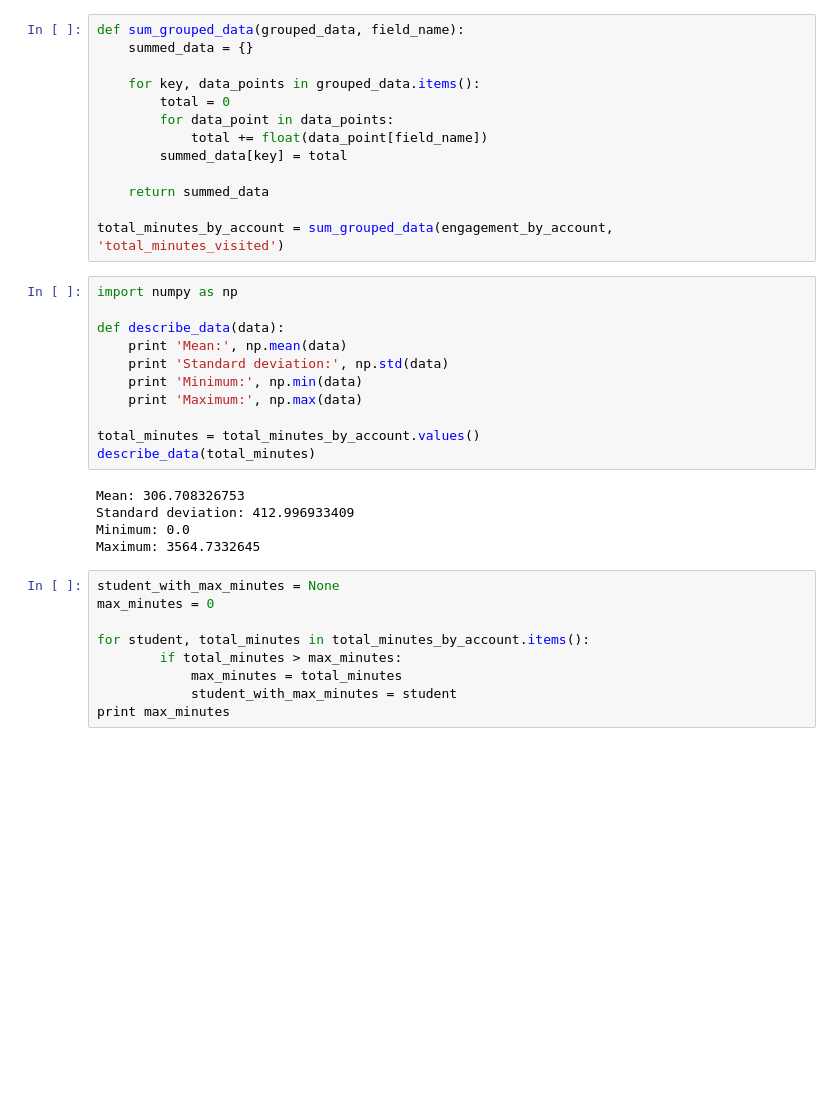
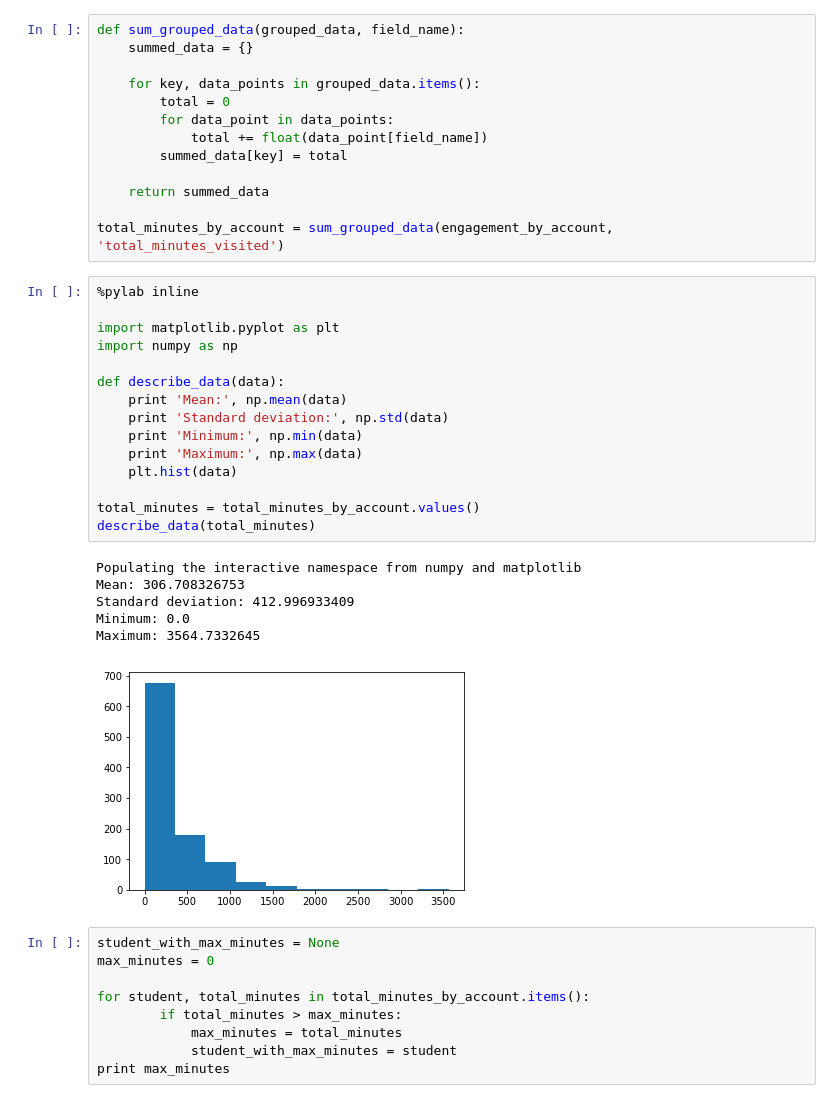
Before and after one commit to rishikant42/DataAnalysis-ud170, a Jupyter notebook: ch1/ch1.ipynb, the cells around one changed output. Cells and saved outputs as stored; diff of their text form; blank space fills up the shorter version.

Commit message:
plotted graph for comparison data

```diff
--- a/ch1/ch1.ipynb
+++ b/ch1/ch1.ipynb
@@ -218,21 +224,27 @@ def sum_grouped_data(grouped_data, field_name):
 
 total_minutes_by_account = sum_grouped_data(engagement_by_account, 'total_minutes_visited')
 # %%
+%pylab inline
+
+import matplotlib.pyplot as plt
 import numpy as np
 
 def describe_data(data):
     print 'Mean:', np.mean(data)
     print 'Standard deviation:', np.std(data)
     print 'Minimum:', np.min(data)
     print 'Maximum:', np.max(data)
+    plt.hist(data)
 
 total_minutes = total_minutes_by_account.values()
 describe_data(total_minutes)
 # %% [output]
+Populating the interactive namespace from numpy and matplotlib
 Mean: 306.708326753
 Standard deviation: 412.996933409
 Minimum: 0.0
 Maximum: 3564.7332645
+[figure, added]
 # %%
 student_with_max_minutes = None
 max_minutes = 0
```
Also changed, not shown: parts of 13 cells of this notebook.
